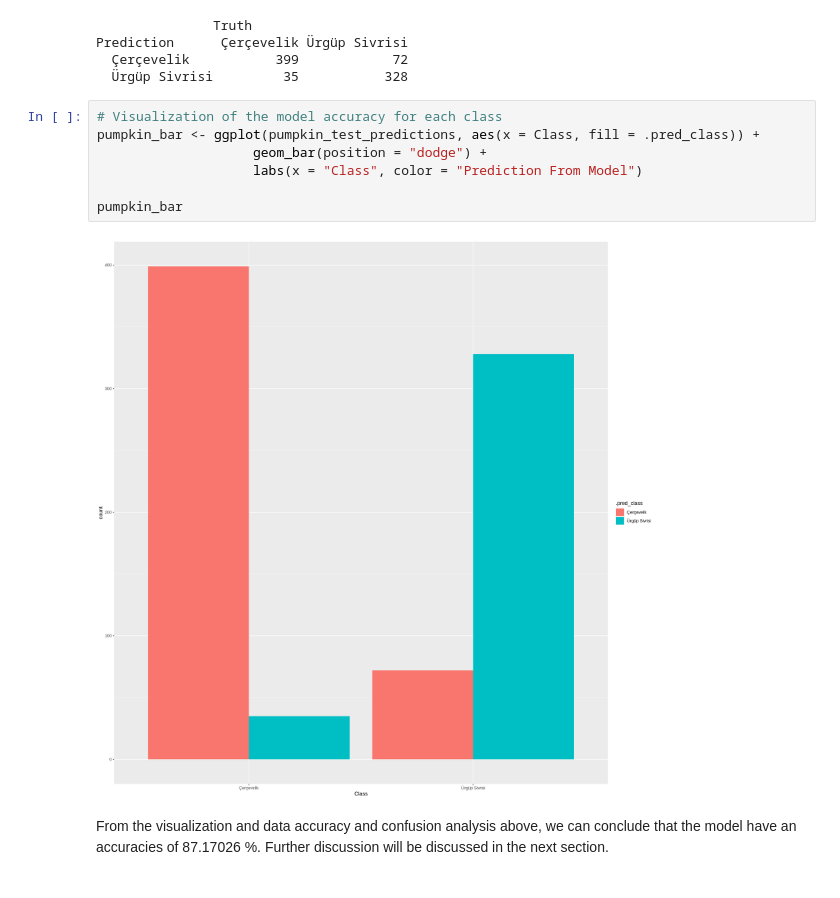
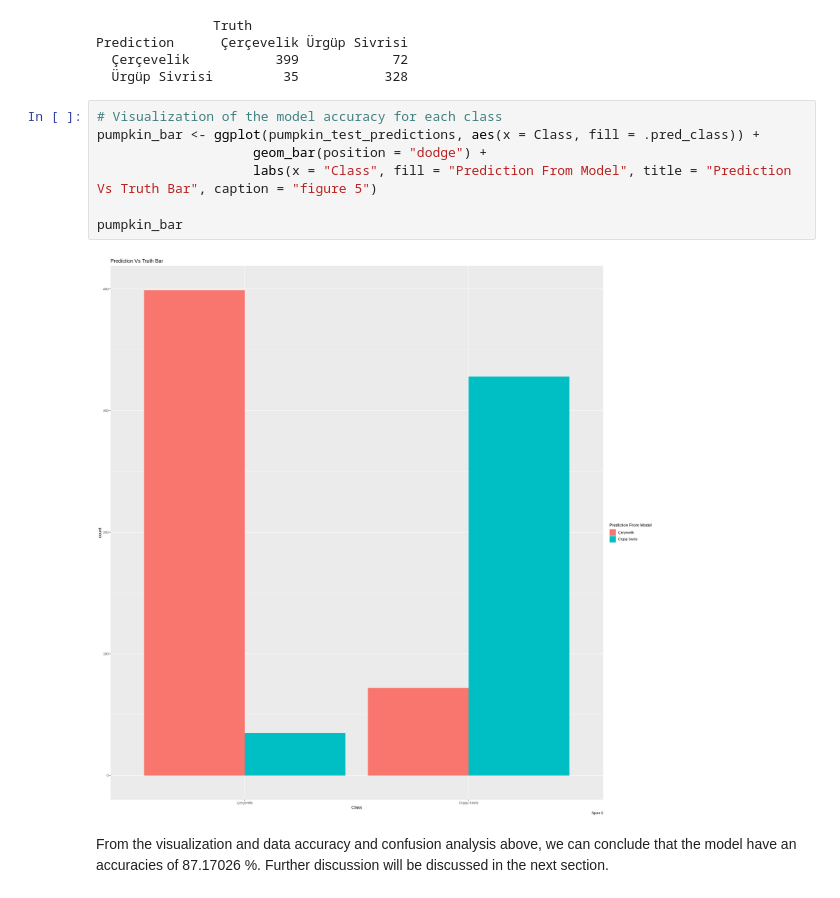
Before and after one commit to FarrelRamdhani/DSCI-100-Team-Project, a Jupyter notebook: project_report.ipynb, the cells around one changed output. Saved outputs shown, nothing was run; the diff lists cells and outputs as text.

```diff
--- a/project_report.ipynb
+++ b/project_report.ipynb
@@ -510,12 +493,12 @@ Prediction      Çerçevelik Ürgüp Sivrisi
 # %%
 # Visualization of the model accuracy for each class
 pumpkin_bar <- ggplot(pumpkin_test_predictions, aes(x = Class, fill = .pred_class)) +
                     geom_bar(position = "dodge") +
-                    labs(x = "Class", color = "Prediction From Model")
+                    labs(x = "Class", fill = "Prediction From Model", title = "Prediction Vs Truth Bar", caption = "figure 5")
 
 pumpkin_bar
 # %% [output]
-[figure, old version]
+[figure, new version]
 # %% [markdown]
 From the visualization and data accuracy and confusion analysis above, we can conclude that the model have an accuracies of 87.17026 %. Further discussion will be discussed in the next section.
 # %% [markdown]
```
Also changed, not shown: parts of 6 cells of this notebook.
